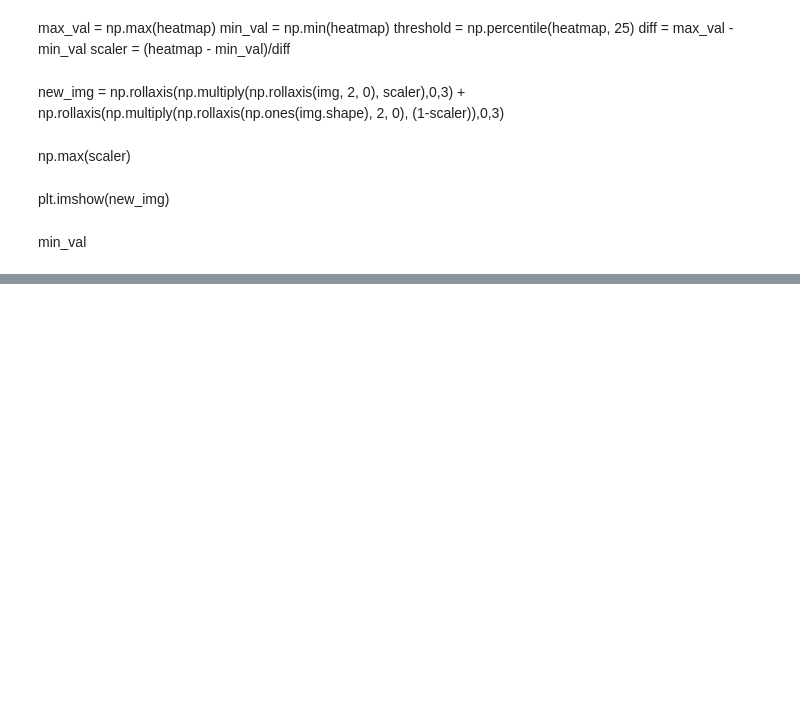
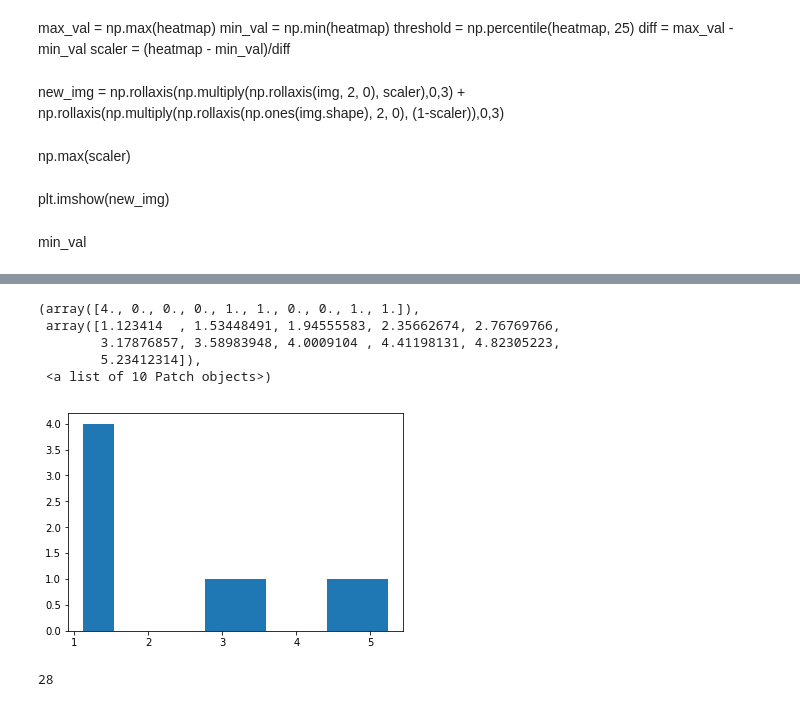
Before and after one commit to pengnam/CancerDetection, a Jupyter notebook: (WORKING) Resnet50.ipynb, the cells around one changed output, grey strips where cells are left out. Drawn from its saved outputs; the diff is of its cells as text; code cells hidden in the pictures; blank space fills up the shorter version.

```diff
--- a/(WORKING) Resnet50.ipynb
+++ b/(WORKING) Resnet50.ipynb
@@ -1099,0 +1190,14 @@ NameError: name 'heatmap' is not defined
+# %%
+test = [1.2,1.23421,1.123414,1.27623,3.2134,3.1234,4.543,5.23412314]
+plt.hist(test)
+# %% [output]
+(array([4., 0., 0., 0., 1., 1., 0., 0., 1., 1.]),
+ array([1.123414  , 1.53448491, 1.94555583, 2.35662674, 2.76769766,
+        3.17876857, 3.58983948, 4.0009104 , 4.41198131, 4.82305223,
+        5.23412314]),
+ <a list of 10 Patch objects>)
+[figure, added]
+# %%
+negative_vals[negative_vals < 100].shape[0]
+# %% [output]
+28
```
Also changed, not shown: parts of 39 cells of this notebook.
